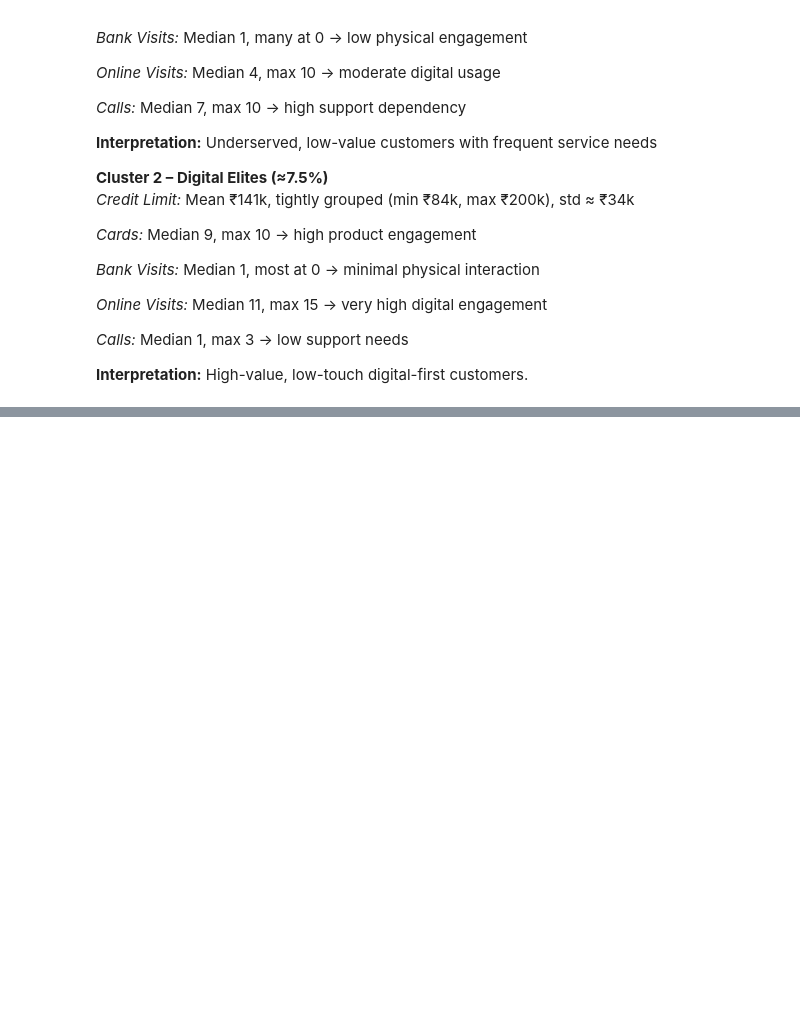
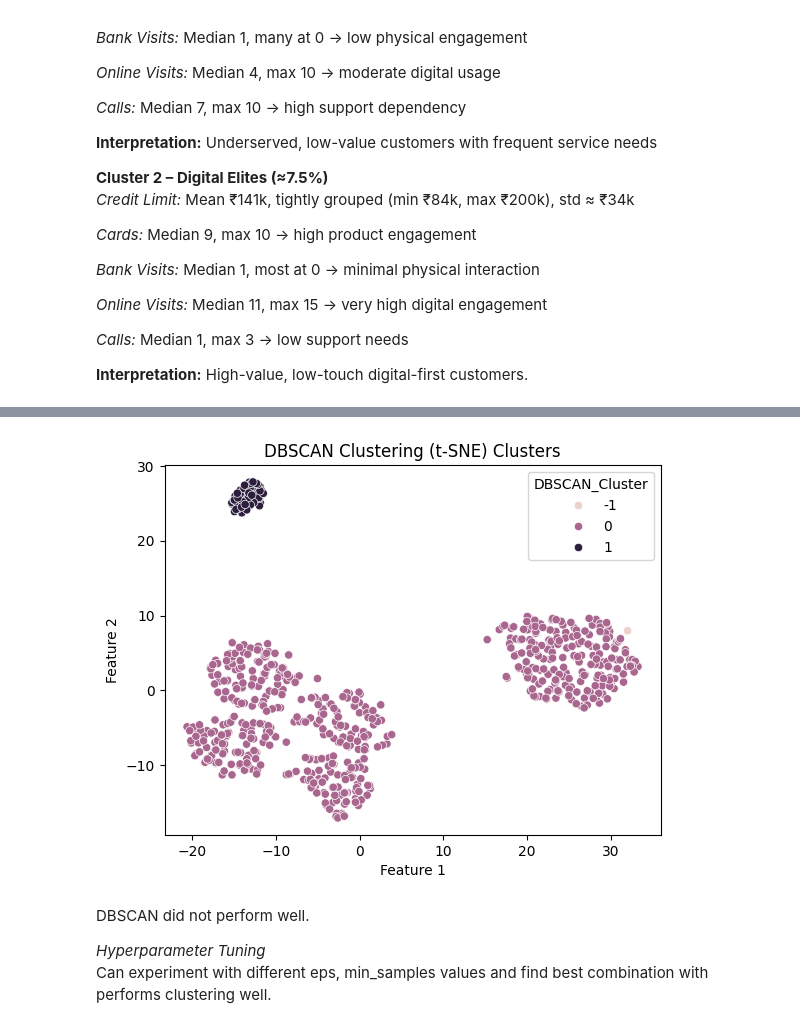
Before and after one commit to MissSamyuktha/Bank-Customer-Segmentation, a Jupyter notebook: Bank_Customer_Segmentation_Based_On_CreditCard_Data.ipynb, the cells around one changed output, grey strips where cells are left out. Drawn from its saved outputs; the diff is of its cells as text; code cells hidden in the pictures; blank space fills up the shorter version.

```diff
--- a/Bank_Customer_Segmentation_Based_On_CreditCard_Data.ipynb
+++ b/Bank_Customer_Segmentation_Based_On_CreditCard_Data.ipynb
@@ -729,0 +847,15 @@ Interpretation and recommendations are same just more details as to why we came
+# %%
+# Import libraries
+from sklearn.cluster import DBSCAN
+
+# Apply DBSCAN
+# eps = neighborhood radius, min_samples = minimum points to form a dense region
+dbscan = DBSCAN(eps=1.5, min_samples=5, metric='euclidean')
+labels = dbscan.fit_predict(df_log_scaled)
+
+# Add cluster labels back to dataframe
+df['DBSCAN_Cluster'] = labels
+data['DBSCAN_Cluster'] = labels
+
+# Inspect results
+df['DBSCAN_Cluster'].value_counts()
@@ -729,0 +878,12 @@ Interpretation and recommendations are same just more details as to why we came
+# %%
+# Visualize clusters in 2D
+sns.scatterplot(data=tsne_2d_data, x='Feature 1', y='Feature 2', hue=df['DBSCAN_Cluster'])
+plt.title('DBSCAN Clustering (t-SNE) Clusters')
+plt.show()
+# %% [output]
+[figure, added]
+# %% [markdown]
+DBSCAN did not perform well.
+
+*Hyperparameter Tuning*
+Can experiment with different eps, min_samples values and find best combination with performs clustering well.
```
Also changed, not shown: parts of 16 cells of this notebook.
